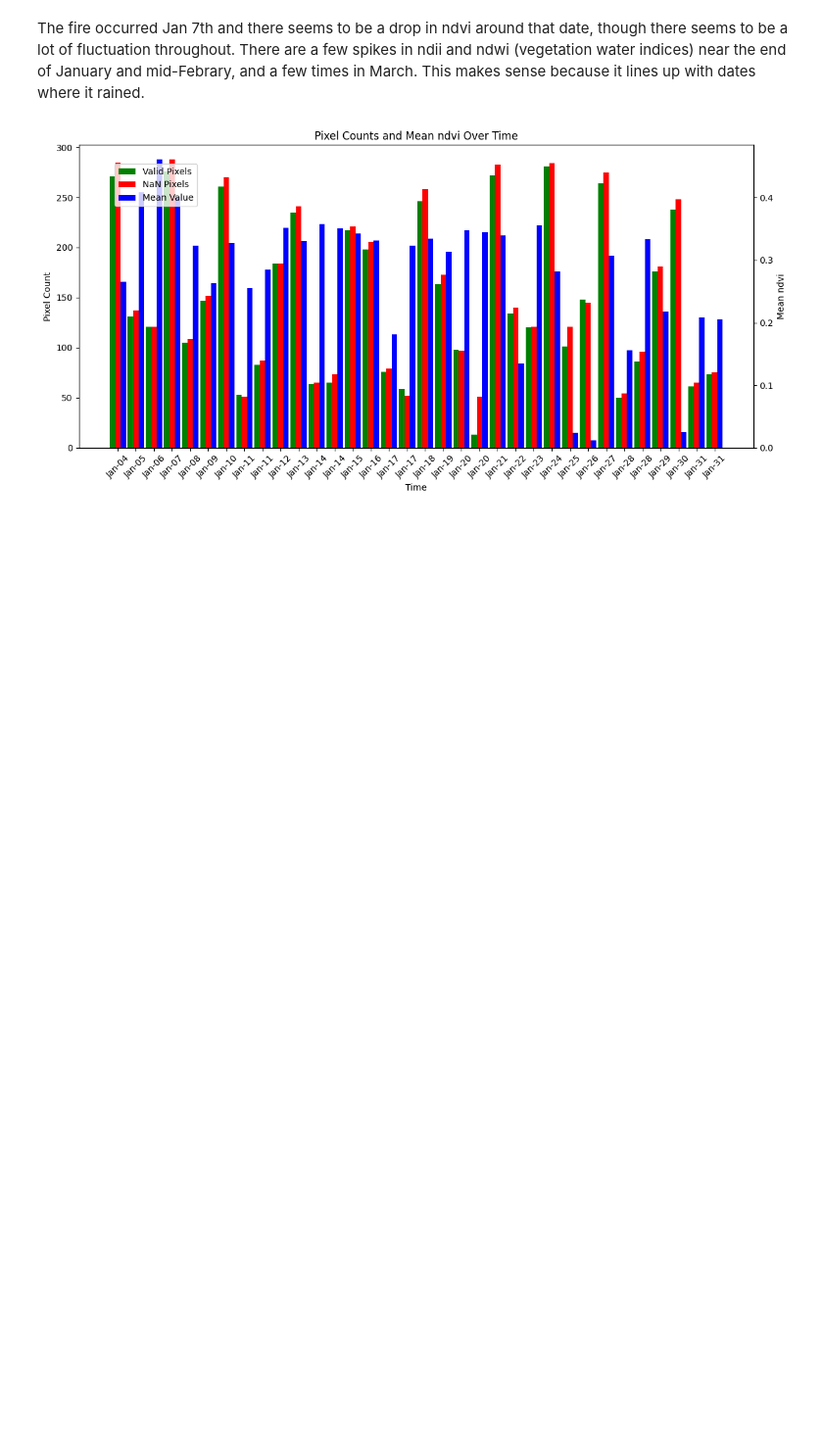
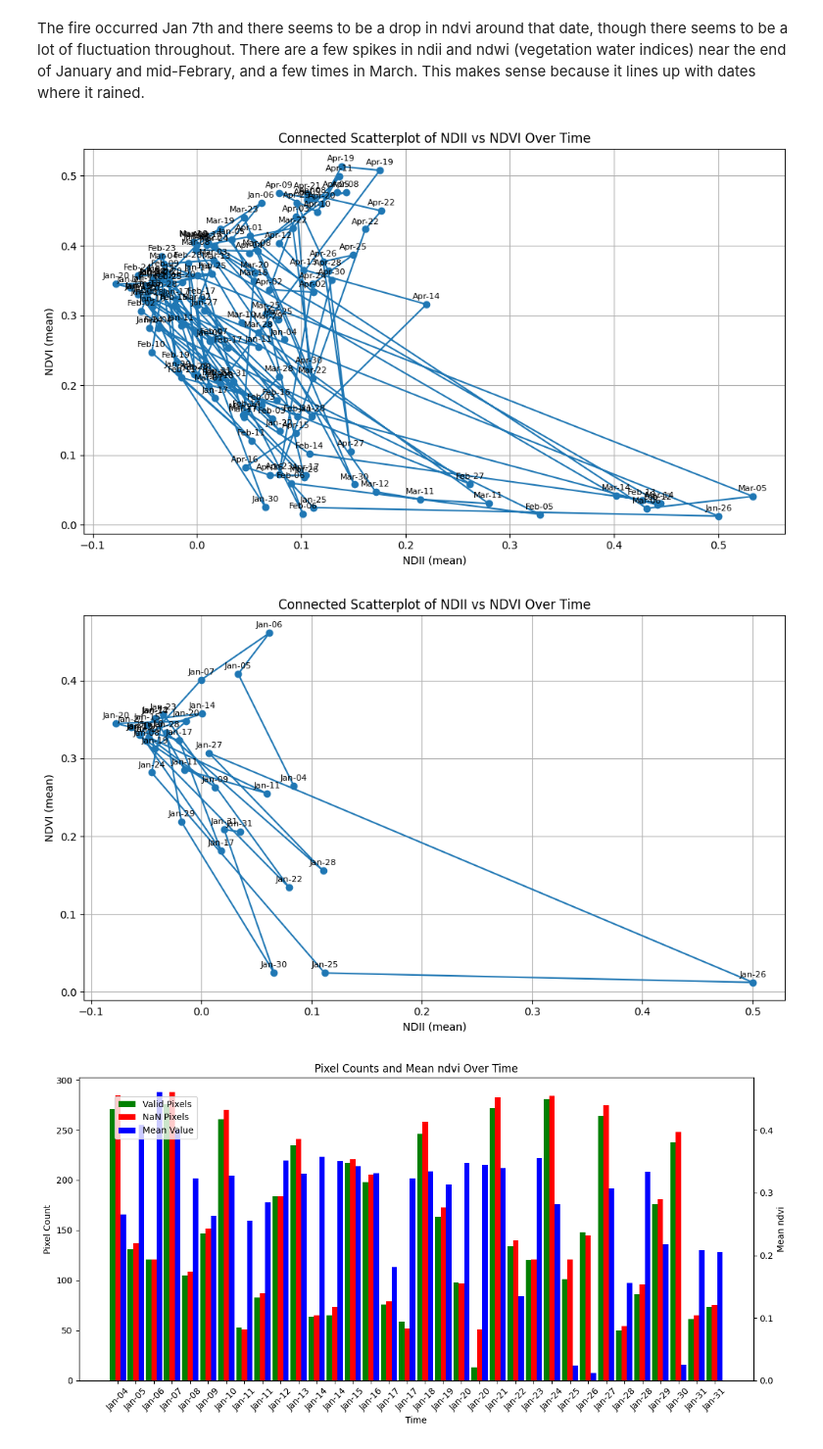
Before and after one commit to katelyn-wang/pace-wildfires, a Jupyter notebook: notebooks/la_fires_analysis.ipynb, the cells around one changed output. Shown at 98% size. Drawn from its saved outputs; the diff is of its cells as text; code cells hidden in the pictures; blank space fills up the shorter version.

```diff
--- a/notebooks/la_fires_analysis.ipynb
+++ b/notebooks/la_fires_analysis.ipynb
@@ -466,2 +454,47 @@ plot_mean_values(landvi_summaries)
 # %% [markdown]
 The fire occurred Jan 7th and there seems to be a drop in ndvi around that date, though there seems to be a lot of fluctuation throughout. There are a few spikes in ndii and ndwi (vegetation water indices) near the end of January and mid-Febrary, and a few times in March. This makes sense because it lines up with dates where it rained.
+# %%
+# Plot ndvi and ndwi on x and y axis
+# Time series connected scatterplot
+
+def plot_connected_scatter(summary_dict, var_x, var_y, title=None, start_time=None, end_time=None):
+    # Extract data for each variable
+    df_x = pd.DataFrame(summary_dict[var_x])
+    df_y = pd.DataFrame(summary_dict[var_y])
+
+    # Ensure datetime and merge on time
+    df_x['time'] = pd.to_datetime(df_x['time'])
+    df_y['time'] = pd.to_datetime(df_y['time'])
+    df = pd.merge(df_x, df_y, on='time', suffixes=(f'_{var_x}', f'_{var_y}'))
+
+    # Apply time filtering if specified
+    if start_time:
+        df = df[df['time'] >= pd.to_datetime(start_time)]
+    if end_time:
+        df = df[df['time'] <= pd.to_datetime(end_time)]
+
+    # Drop rows with missing mean values
+    df = df.dropna(subset=[f'mean_value_{var_x}', f'mean_value_{var_y}'])
+
+    # Plot
+    fig, ax = plt.subplots(figsize=(10, 6))
+    ax.plot(df[f'mean_value_{var_x}'], df[f'mean_value_{var_y}'], marker='o', linestyle='-')
+
+    # Annotate points with date
+    for i, row in df.iterrows():
+        ax.annotate(row['time'].strftime('%b-%d'),
+                    (row[f'mean_value_{var_x}'], row[f'mean_value_{var_y}']),
+                    textcoords="offset points", xytext=(0, 5), ha='center', fontsize=8)
+
+    ax.set_xlabel(f"{var_x.upper()} (mean)")
+    ax.set_ylabel(f"{var_y.upper()} (mean)")
+    ax.set_title(title or f"Connected Scatterplot of {var_x.upper()} vs {var_y.upper()} Over Time")
+    plt.grid(True)
+    plt.tight_layout()
+    plt.show()
+
+plot_connected_scatter(landvi_summaries, "ndii", "ndvi")
+plot_connected_scatter(landvi_summaries, "ndii", "ndvi", end_time="2025-02-01")
+# %% [output]
+[figure, added]
+[figure, added]
```
Also changed, not shown: parts of 10 cells of this notebook, 1 other file.
